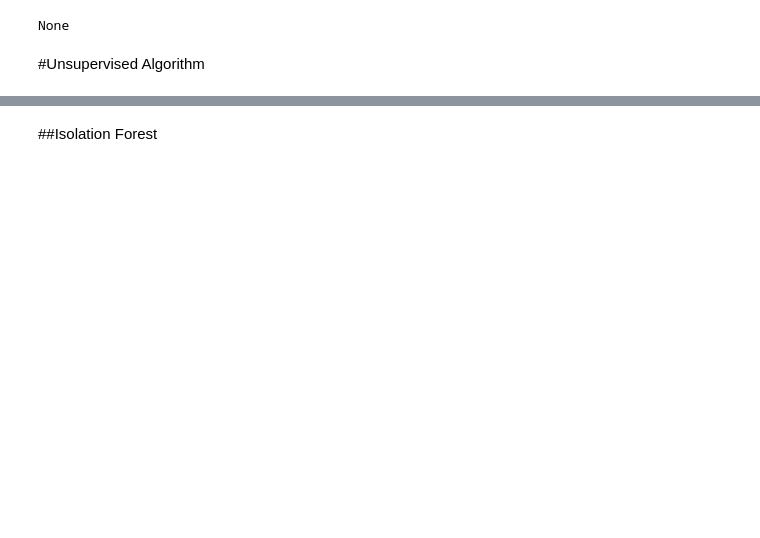
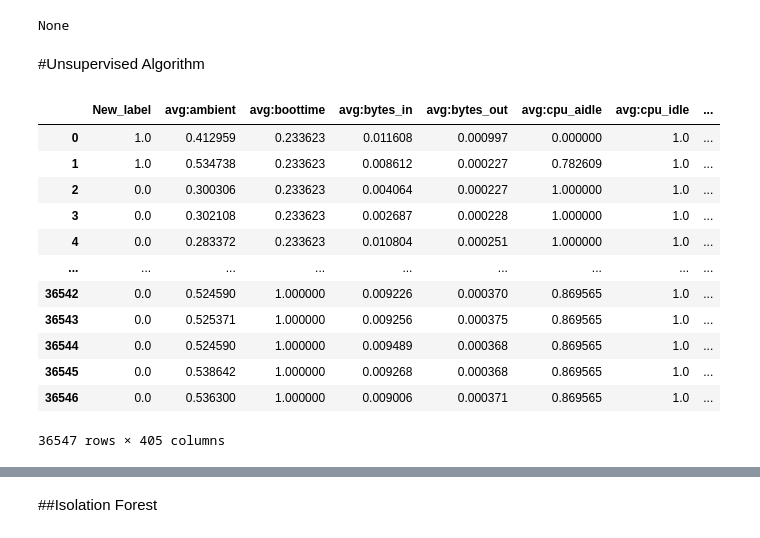
Before and after one commit to LIA-UniBo/Ai-in-industry, a Jupyter notebook: AI_in_industry.ipynb, the cells around one changed output, grey strips where cells are left out. Drawn from its saved outputs; the diff is of its cells as text; code cells hidden in the pictures; blank space fills up the shorter version.

```diff
--- a/AI_in_industry.ipynb
+++ b/AI_in_industry.ipynb
@@ -572,6 +640,22 @@ None
 # %%
 normalizer = preprocessing.MinMaxScaler(feature_range=(0, 1))
 normalized_df = pd.DataFrame(normalizer.fit_transform(df1),  columns = df1.columns)
+# %%
+normalized_df
+# %% [output]
+|  | New_label | avg:ambient | avg:boottime | avg:bytes_in | avg:bytes_out | avg:cpu_aidle | avg:cpu_idle | ... |
+| 0 | 1.0 | 0.412959 | 0.233623 | 0.011608 | 0.000997 | 0.000000 | 1.0 | ... |
+| 1 | 1.0 | 0.534738 | 0.233623 | 0.008612 | 0.000227 | 0.782609 | 1.0 | ... |
+| 2 | 0.0 | 0.300306 | 0.233623 | 0.004064 | 0.000227 | 1.000000 | 1.0 | ... |
+| 3 | 0.0 | 0.302108 | 0.233623 | 0.002687 | 0.000228 | 1.000000 | 1.0 | ... |
+| 4 | 0.0 | 0.283372 | 0.233623 | 0.010804 | 0.000251 | 1.000000 | 1.0 | ... |
+| ... | ... | ... | ... | ... | ... | ... | ... | ... |
+| 36542 | 0.0 | 0.524590 | 1.000000 | 0.009226 | 0.000370 | 0.869565 | 1.0 | ... |
+| 36543 | 0.0 | 0.525371 | 1.000000 | 0.009256 | 0.000375 | 0.869565 | 1.0 | ... |
+| 36544 | 0.0 | 0.524590 | 1.000000 | 0.009489 | 0.000368 | 0.869565 | 1.0 | ... |
+| 36545 | 0.0 | 0.538642 | 1.000000 | 0.009268 | 0.000368 | 0.869565 | 1.0 | ... |
+| 36546 | 0.0 | 0.536300 | 1.000000 | 0.009006 | 0.000371 | 0.869565 | 1.0 | ... |
+36547 rows × 405 columns
 # %%
 col=normalized_df.columns.tolist()
 
```
Also changed, not shown: parts of 54 cells of this notebook, 3 other files.
